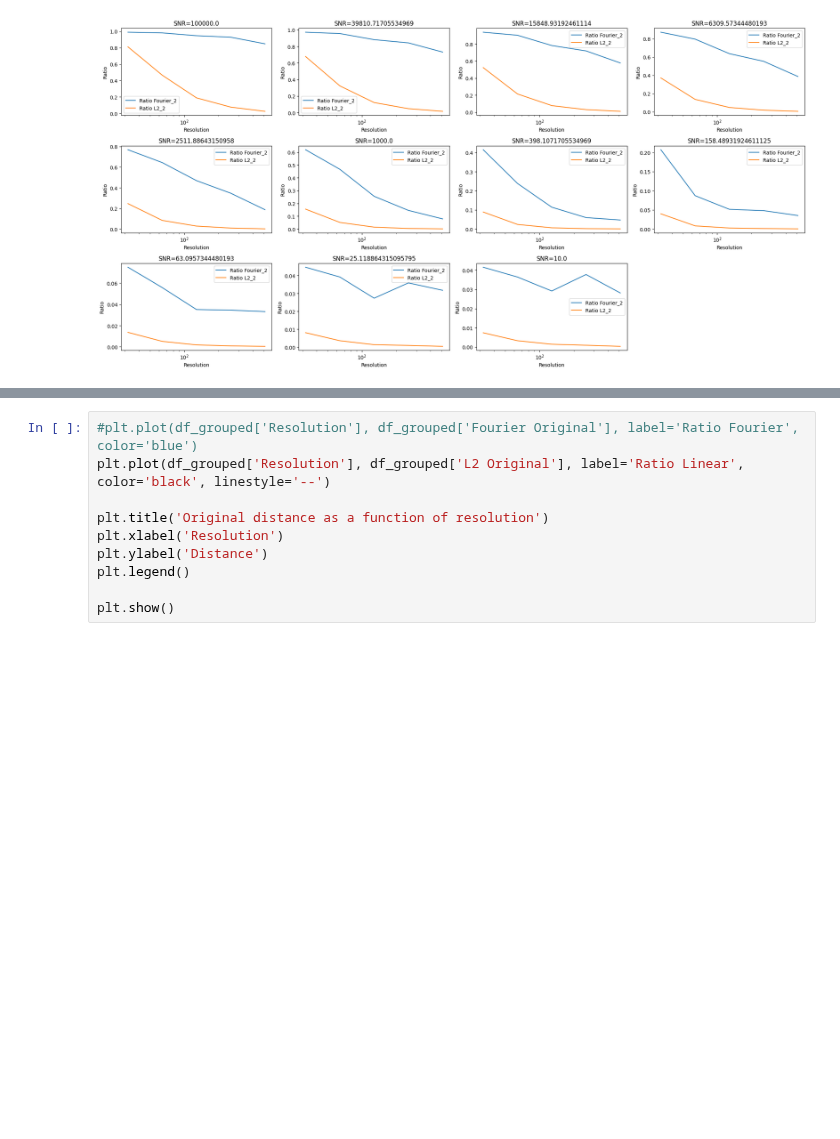
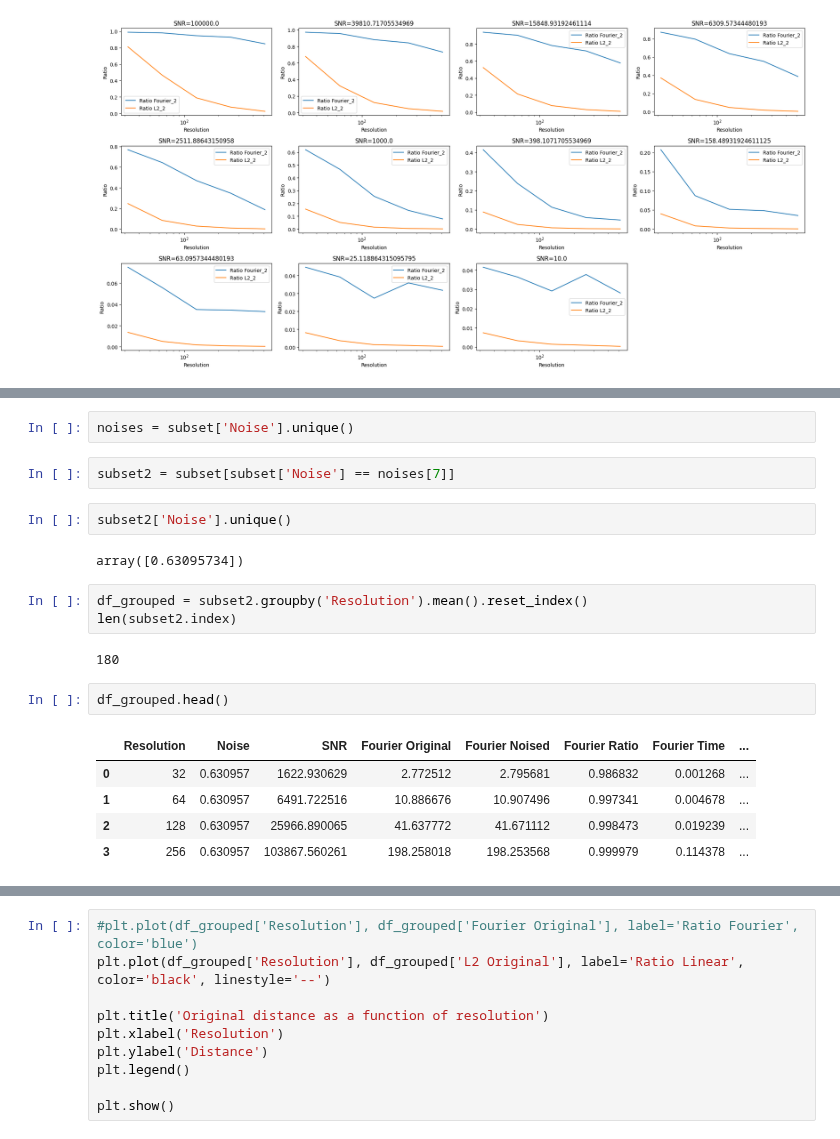
Before and after one commit to warik21/Thesis, a Jupyter notebook: Playground.ipynb, the cells around one changed output, grey strips where cells are left out. Cells and saved outputs as stored; diff of their text form; blank space fills up the shorter version.

```diff
--- a/Playground.ipynb
+++ b/Playground.ipynb
@@ -325,0 +333,21 @@ plt.show()
+# %%
+noises = subset['Noise'].unique()
+# %%
+subset2 = subset[subset['Noise'] == noises[7]]
+# %%
+subset2['Noise'].unique()
+# %% [output]
+array([0.63095734])
+# %%
+df_grouped = subset2.groupby('Resolution').mean().reset_index()
+len(subset2.index)
+# %% [output]
+180
+# %%
+df_grouped.head()
+# %% [output]
+|  | Resolution | Noise | SNR | Fourier Original | Fourier Noised | Fourier Ratio | Fourier Time | ... |
+| 0 | 32 | 0.630957 | 1622.930629 | 2.772512 | 2.795681 | 0.986832 | 0.001268 | ... |
+| 1 | 64 | 0.630957 | 6491.722516 | 10.886676 | 10.907496 | 0.997341 | 0.004678 | ... |
+| 2 | 128 | 0.630957 | 25966.890065 | 41.637772 | 41.671112 | 0.998473 | 0.019239 | ... |
+| 3 | 256 | 0.630957 | 103867.560261 | 198.258018 | 198.253568 | 0.999979 | 0.114378 | ... |
```
Also changed, not shown: parts of 3 cells of this notebook.
